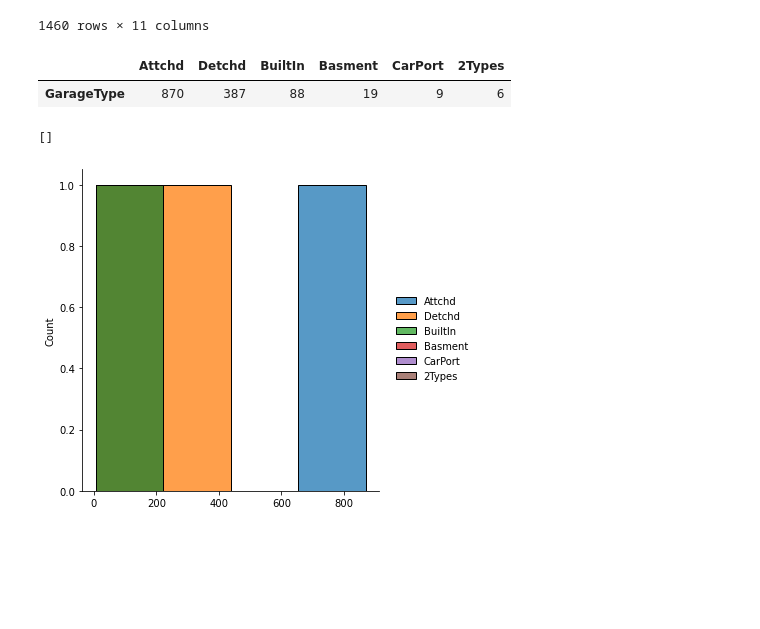
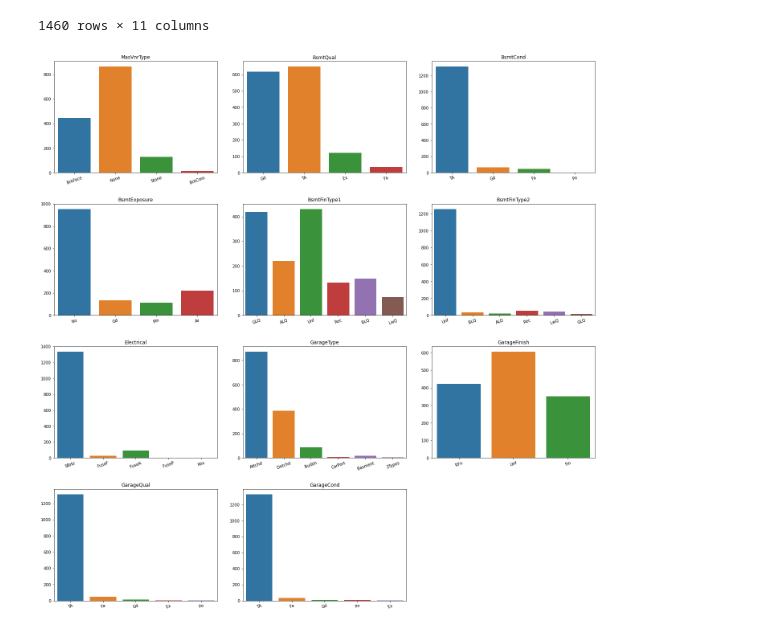
Before and after one commit to prince-khurana/Advanced_Regression, a Jupyter notebook: Assignment - Advanced Regression.ipynb, the cells around one changed output. Saved outputs shown, nothing was run; the diff lists cells and outputs as text; code cells hidden in the pictures; blank space fills up the shorter version.

Commit message:
plotted cat columns with missing values

```diff
--- a/Assignment - Advanced Regression.ipynb
+++ b/Assignment - Advanced Regression.ipynb
@@ -168,6 +172,7 @@ plt.plot()
 [figure]
 # %%
 missing_data_cat = missing_data[(missing_data.feature_name != 'MasVnrArea')][(missing_data.feature_name != 'GarageYrBlt')]
+missing_data_cat.reset_index(inplace=True)
 train_data[missing_data_cat.feature_name]
 # %% [output]
 |  | MasVnrType | BsmtQual | BsmtCond | BsmtExposure | BsmtFinType1 | BsmtFinType2 | Electrical | GarageType | ... |
@@ -183,15 +188,19 @@ train_data[missing_data_cat.feature_name]
 | 1458 | None | TA | TA | Mn | GLQ | Rec | FuseA | Attchd | ... |
 | 1459 | None | TA | TA | No | BLQ | LwQ | SBrkr | Attchd | ... |
 1460 rows × 11 columns
-# %%
-a = pd.DataFrame(train_data.GarageType.value_counts()).T
-a
-# %% [output]
-|  | Attchd | Detchd | BuiltIn | Basment | CarPort | 2Types |
-| GarageType | 870 | 387 | 88 | 19 | 9 | 6 |
-# %%
-sns.displot(a)
-plt.plot()
-# %% [output]
-[]
-[figure, removed]
+# %%
+plt.figure(figsize=[20,20])
+l = len(missing_data_cat.feature_name)
+
+
+for i in range(l):
+    plt.subplot(4,3,i+1)
+
+    sns.countplot(train_data[missing_data_cat.feature_name].iloc[:,i], orient = "h")
+    plt.xticks(rotation=20)
+    plt.xlabel("")
+    plt.ylabel("")
+    plt.title(missing_data_cat.feature_name[i])
+    plt.tight_layout(pad=3.0)
+# %% [output]
+[figure, added]
```
Also changed, not shown: parts of 2 cells of this notebook.
